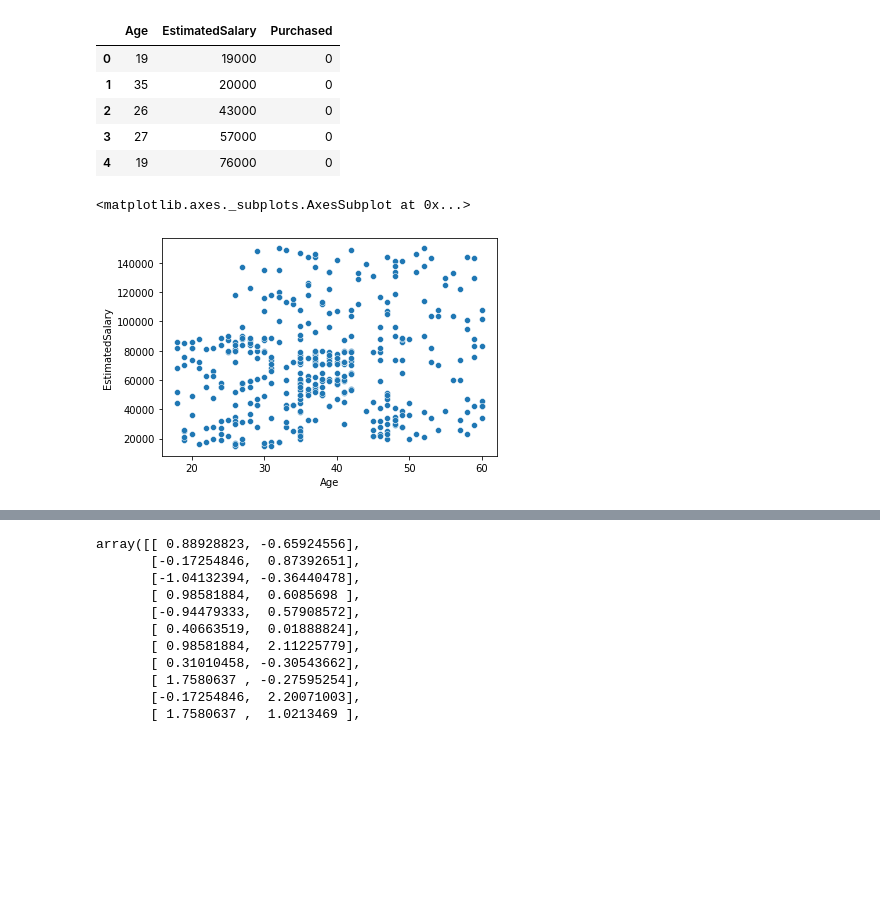
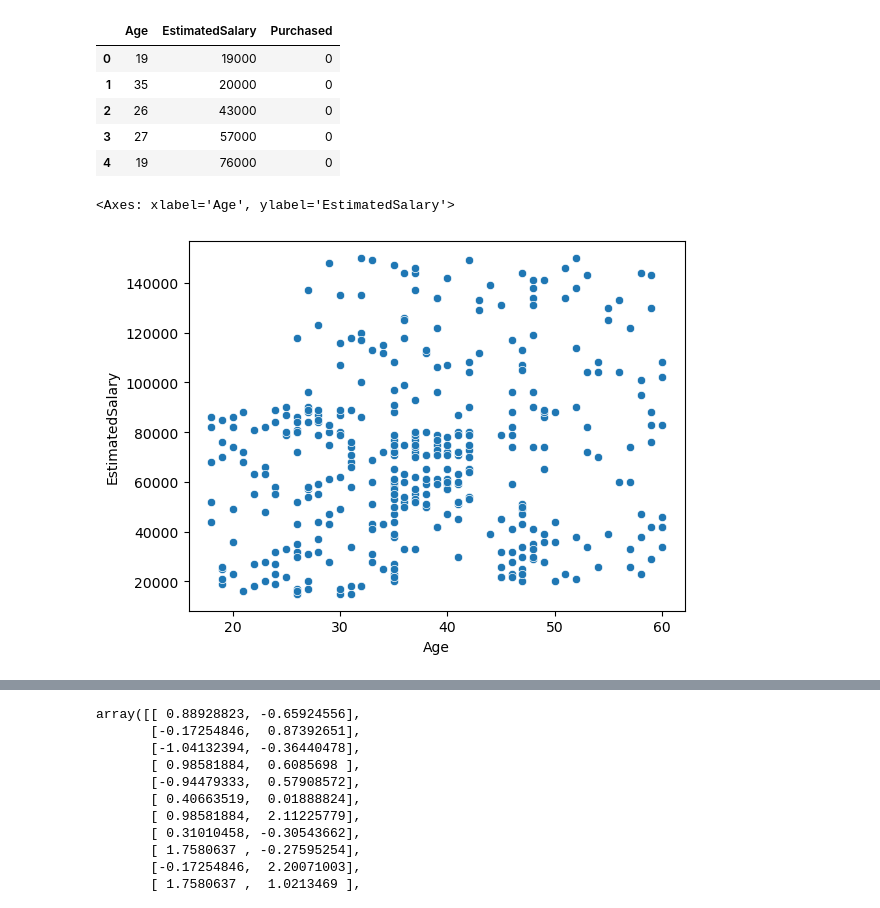
Before and after one commit to sanjogbhalla16/DL-CampusX, a Jupyter notebook: Day12-Feature-Scaling-NN-CampusX.ipynb, the cells around one changed output, grey strips where cells are left out. Saved outputs shown, nothing was run; the diff lists cells and outputs as text; code cells hidden in the pictures; blank space fills up the shorter version.

```diff
--- a/Day12-Feature-Scaling-NN-CampusX.ipynb
+++ b/Day12-Feature-Scaling-NN-CampusX.ipynb
@@ -2,7 +2,7 @@
 import numpy as np
 import pandas as pd
 # %%
-df = pd.read_csv('/content/Social_Network_Ads.csv')
+df = pd.read_csv('Social_Network_Ads.csv')
 # %%
 df = df.iloc[:,2:]
 df.head()
@@ -16,10 +16,10 @@ df.head()
 # %%
 import seaborn as sns
 # %%
-sns.scatterplot(df.iloc[:,0],df.iloc[:,1])
+sns.scatterplot(x=df.iloc[:,0],y=df.iloc[:,1])
 # %% [output]
-<matplotlib.axes._subplots.AxesSubplot at 0x...>
+<Axes: xlabel='Age', ylabel='EstimatedSalary'>
-[figure, old version]
+[figure, new version]
 # %%
 X = df.iloc[:,0:2]
 y = df.iloc[:,-1]
```
Also changed, not shown: parts of 6 cells of this notebook.
